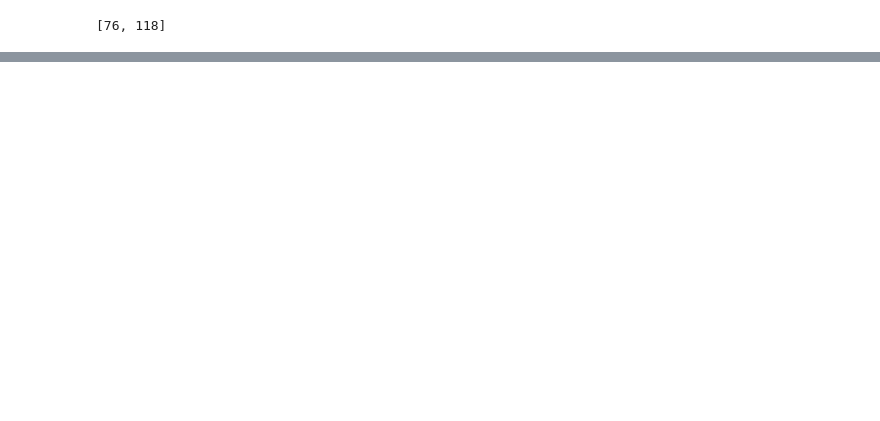
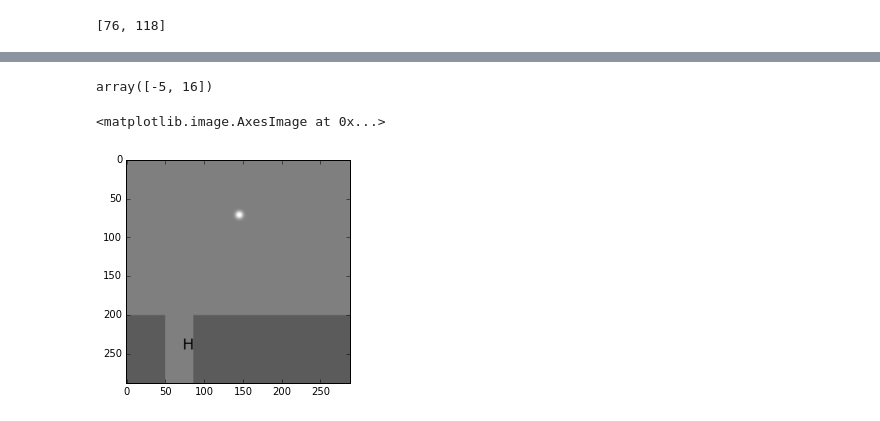
Before and after one commit to kbl4ew/Python_For_Data_Science, a Jupyter notebook: Kevin/Homework1/Homework1.ipynb, the cells around one changed output, grey strips where cells are left out. Drawn from its saved outputs; the diff is of its cells as text; code cells hidden in the pictures; blank space fills up the shorter version.

```diff
--- a/Kevin/Homework1/Homework1.ipynb
+++ b/Kevin/Homework1/Homework1.ipynb
@@ -92,0 +80,4 @@ spot_finder(ime)
+# %%
+offset(spot_finder(imd))
+# %% [output]
+array([-5, 16])
@@ -92,0 +88,5 @@ spot_finder(ime)
+# %%
+imshow(im, cmap = cm.Greys)
+# %% [output]
+<matplotlib.image.AxesImage at 0x...>
+[figure, added]
```
Also changed, not shown: parts of 19 cells of this notebook.
